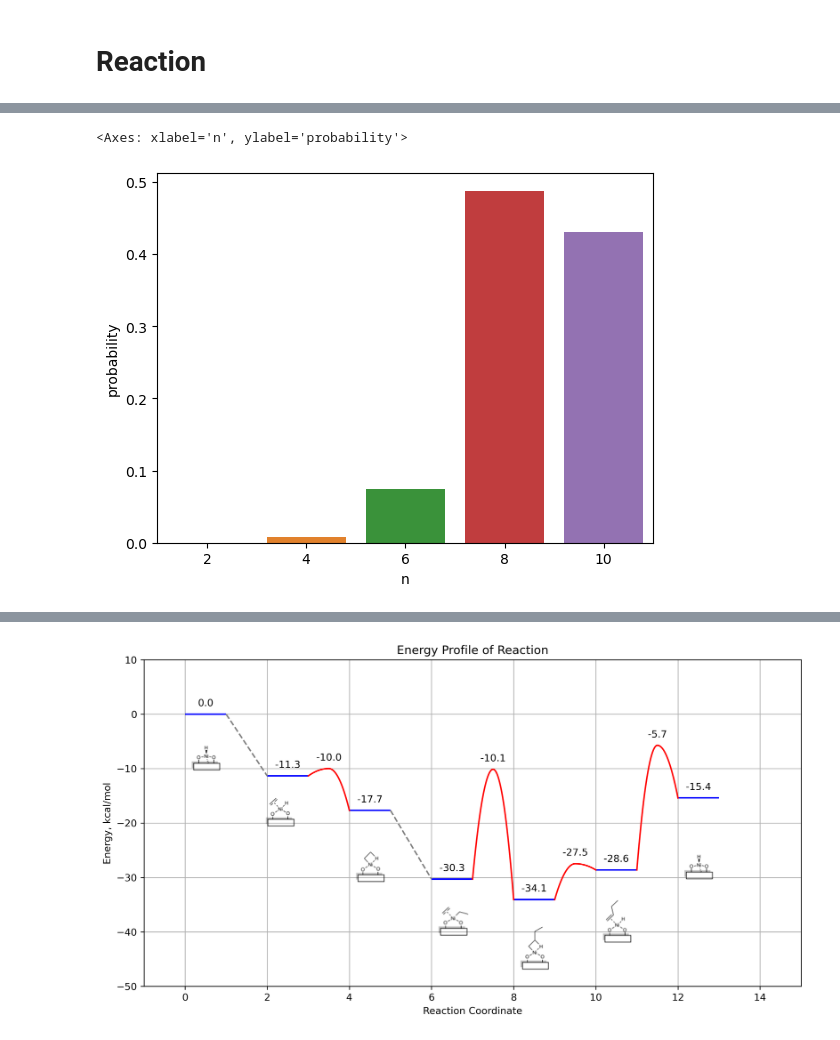
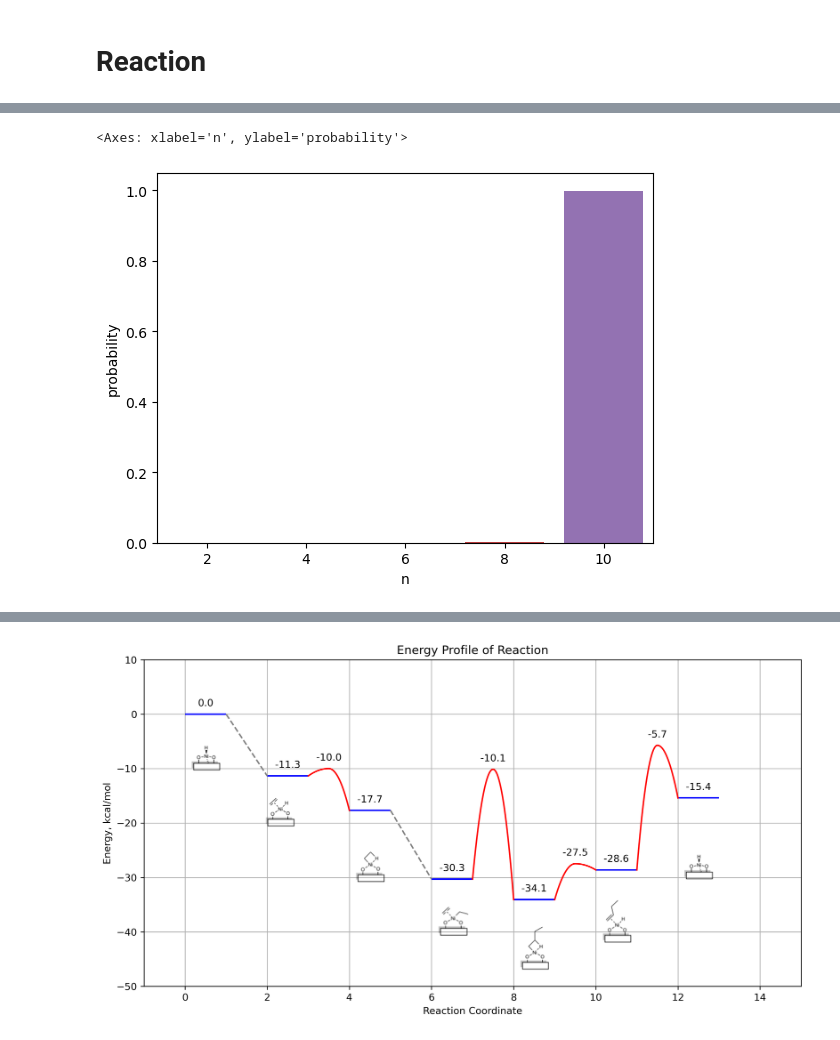
Before and after one commit to aleksandravdoshin/master_equation_solver, a Jupyter notebook: notebooks/Simulate_distribution.ipynb, the cells around one changed output, grey strips where cells are left out. Cells and saved outputs as stored; diff of their text form; code cells hidden in the pictures.

```diff
--- a/notebooks/Simulate_distribution.ipynb
+++ b/notebooks/Simulate_distribution.ipynb
@@ -390,32 +377,32 @@ def run_model(reaction_list, capacity, hours=10, n_steps=1e4, c2_conc=1.5, cat_c
     result = r.solve({'Cat': cat_conc, 'C2': c2_conc}, np.linspace(start_time, end_time, n_steps))
     return result, r
 
 def calc_distribution(result):
     pat = re.compile(r'\bC(\d+)')
     columns = list(filter(lambda x: pat.match(x), result.columns.values))
     df = result[columns].iloc[-1:]
     df = df.mean()
     df = df.reset_index(name='concentration')
     df['n'] = df['index'].str.extract(r'(\d+)')[0].astype(int)
     df = df.groupby('n').sum(numeric_only=True)
     df['probability'] = df['concentration'] / df.loc[4:, 'concentration'].sum()
     df.loc[2, 'probability'] = np.nan
     return df.reset_index()
 
 reaction_dict = {'c2_ins_barrier': 0, 'c2_barrier': None,
                  'c2_chem_barrier' :None, 'c4_barrier': 0,
                  'c4_chem_barrier' :None}
 
 N = 10
-constants = prepare_constants(N, ni, borders=(1e-7, 1e7),
+constants = prepare_constants(N, crII, borders=(1e-7, 1e7),
                               diffusion_dict=diffusion_dict, **reaction_dict)
 
 reaction_list = make_reaction_list_with_diffusion(N, constants, constants['k_diffusion_dict'])
 # reaction_list = make_reaction_list_basic(N, constants)
 results, r = run_model(reaction_list, capacity, hours=10, n_steps=1e4, c2_conc=1.5, cat_conc=1e-2)
 
 df = calc_distribution(results)
 sns.barplot(x='n', y='probability', data=df)
 # %% [output]
 <Axes: xlabel='n', ylabel='probability'>
-[figure, old version]
+[figure, new version]
```
Also changed, not shown: parts of 3 cells of this notebook, 1 other file.
